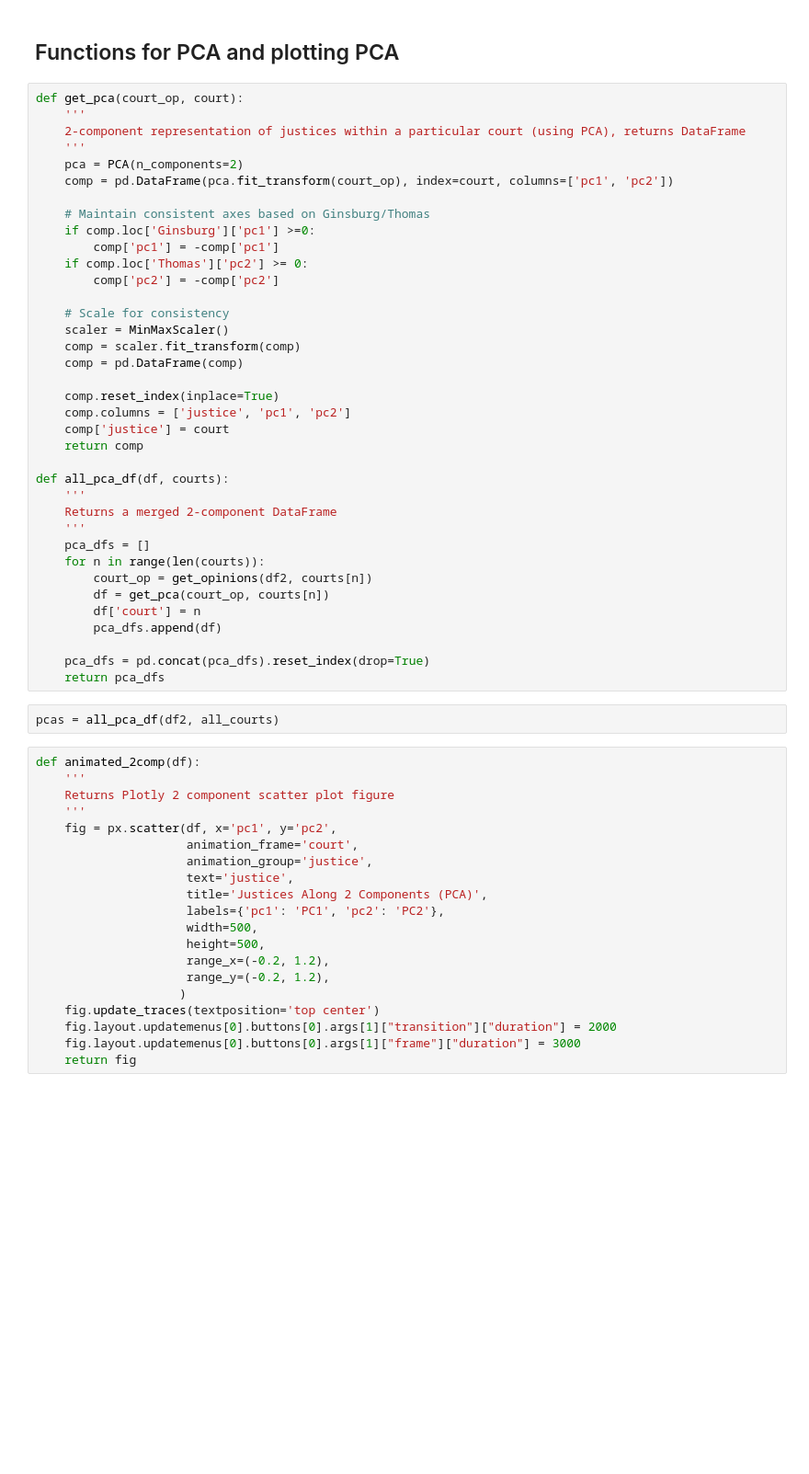
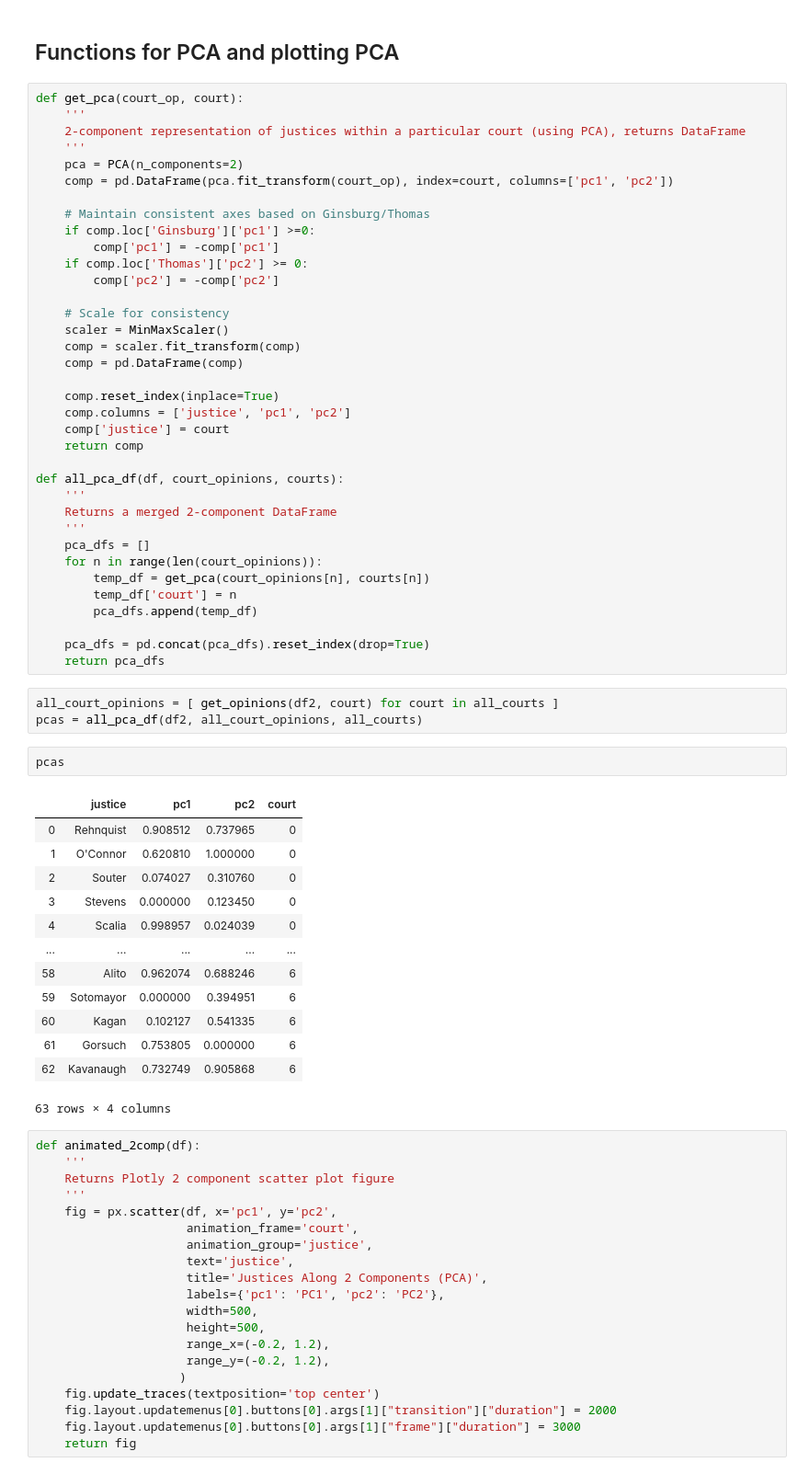
Before and after one commit to wplam107/scotus_rulings, a Jupyter notebook: data_notebook.ipynb, the cells around one changed output. Shown at 92% size. Cells and saved outputs as stored; diff of their text form; blank space fills up the shorter version.

```diff
--- a/data_notebook.ipynb
+++ b/data_notebook.ipynb
@@ -219,21 +201,37 @@ def get_pca(court_op, court):
     comp['justice'] = court
     return comp
 
-def all_pca_df(df, courts):
+def all_pca_df(df, court_opinions, courts):
     '''
     Returns a merged 2-component DataFrame
     '''
     pca_dfs = []
-    for n in range(len(courts)):
-        court_op = get_opinions(df2, courts[n])
-        df = get_pca(court_op, courts[n])
-        df['court'] = n
-        pca_dfs.append(df)
+    for n in range(len(court_opinions)):
+        temp_df = get_pca(court_opinions[n], courts[n])
+        temp_df['court'] = n
+        pca_dfs.append(temp_df)
 
     pca_dfs = pd.concat(pca_dfs).reset_index(drop=True)
     return pca_dfs
-# %%
-pcas = all_pca_df(df2, all_courts)
+# %%
+all_court_opinions = [ get_opinions(df2, court) for court in all_courts ]
+pcas = all_pca_df(df2, all_court_opinions, all_courts)
+# %%
+pcas
+# %% [output]
+|  | justice | pc1 | pc2 | court |
+| 0 | Rehnquist | 0.908512 | 0.737965 | 0 |
+| 1 | O'Connor | 0.620810 | 1.000000 | 0 |
+| 2 | Souter | 0.074027 | 0.310760 | 0 |
+| 3 | Stevens | 0.000000 | 0.123450 | 0 |
+| 4 | Scalia | 0.998957 | 0.024039 | 0 |
+| ... | ... | ... | ... | ... |
+| 58 | Alito | 0.962074 | 0.688246 | 6 |
+| 59 | Sotomayor | 0.000000 | 0.394951 | 6 |
+| 60 | Kagan | 0.102127 | 0.541335 | 6 |
+| 61 | Gorsuch | 0.753805 | 0.000000 | 6 |
+| 62 | Kavanaugh | 0.732749 | 0.905868 | 6 |
+63 rows × 4 columns
 # %%
 def animated_2comp(df):
     '''
```
Also changed, not shown: parts of 8 cells of this notebook, 5 other files.
